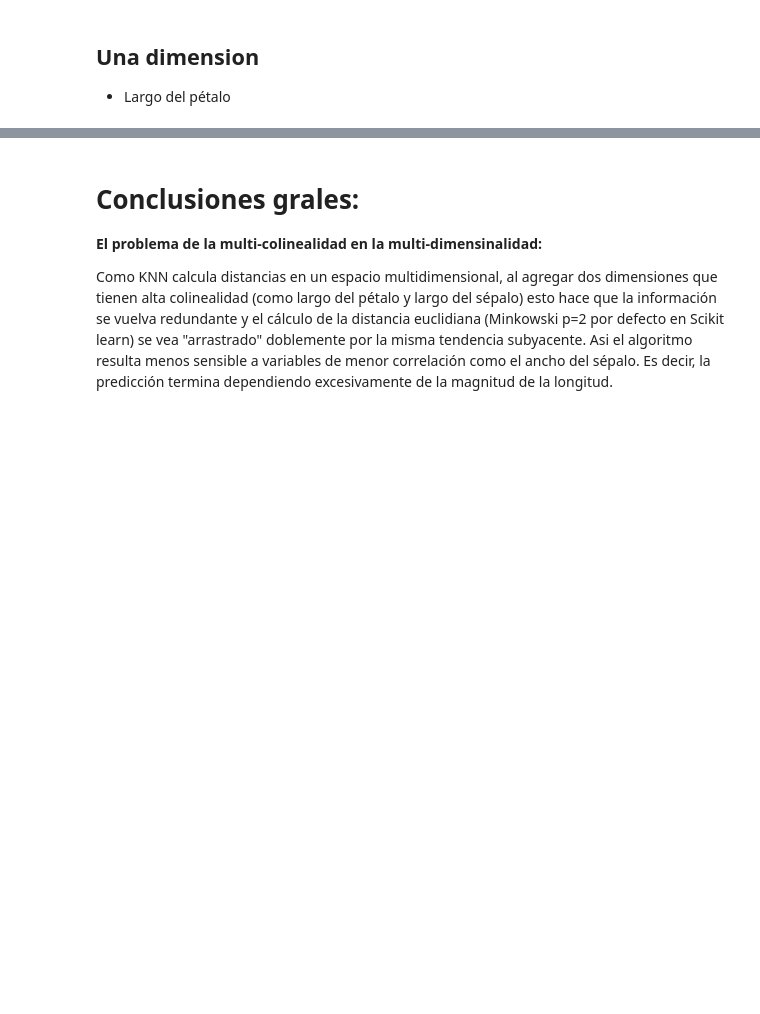
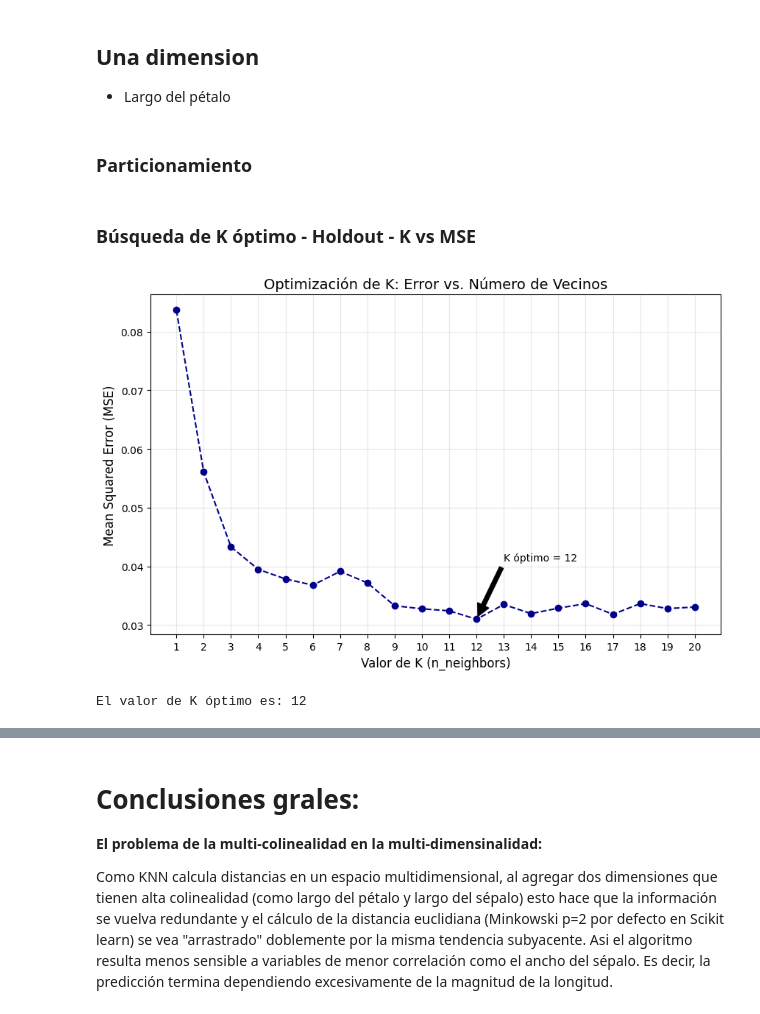
Before and after one commit to AleLoredo/aprendizaje-automatico, a Jupyter notebook: REGRESION/LFM_TP2-ok.ipynb, the cells around one changed output, grey strips where cells are left out. Drawn from its saved outputs; the diff is of its cells as text; code cells hidden in the pictures; blank space fills up the shorter version.

```diff
--- a/REGRESION/LFM_TP2-ok.ipynb
+++ b/REGRESION/LFM_TP2-ok.ipynb
@@ -408,5 +308,7 @@ R² Score: 0.9508
 ## Una dimension
 
 - Largo del pétalo
+# %% [markdown]
+### Particionamiento
 # %%
 X1 = dfIris.drop(['petalo_ancho', 'especies', 'sepalo_largo', 'sepalo_ancho'], axis=1)
@@ -414,3 +315,10 @@ X1 = dfIris.drop(['petalo_ancho', 'especies', 'sepalo_largo', 'sepalo_ancho'], a
 # %%
 # 2. División en entrenamiento y prueba
 X_train1, X_test1, y_train, y_test = train_test_split(X1, y, test_size=0.2, random_state=42)
+# %% [markdown]
+### Búsqueda de K óptimo - Holdout - K vs MSE
+# %%
+best_k1 = koptimomse(X_train1, X_test1, y_train, y_test)
+# %% [output]
+[figure, added]
+El valor de K óptimo es: 12
```
Also changed, not shown: parts of 20 cells of this notebook.
